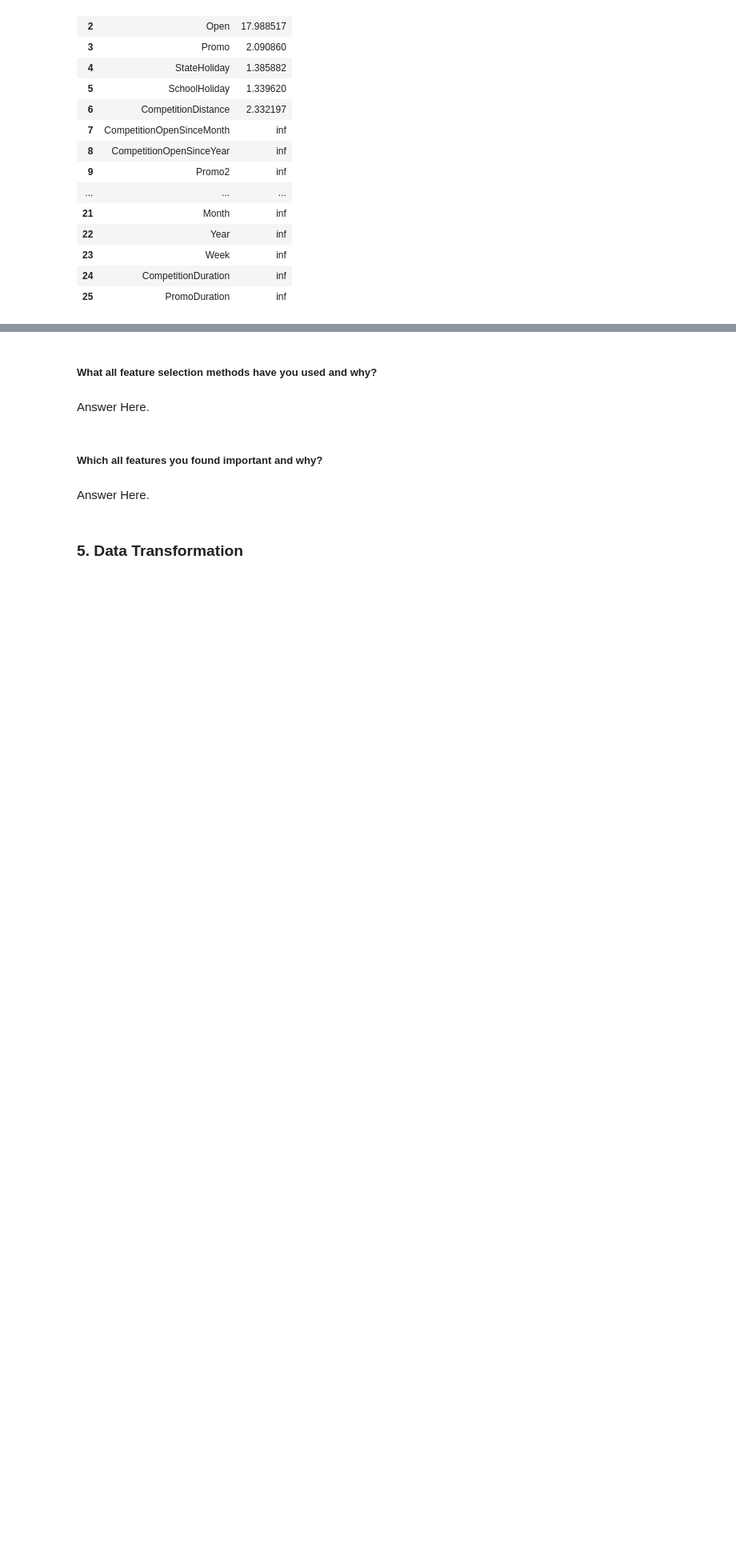
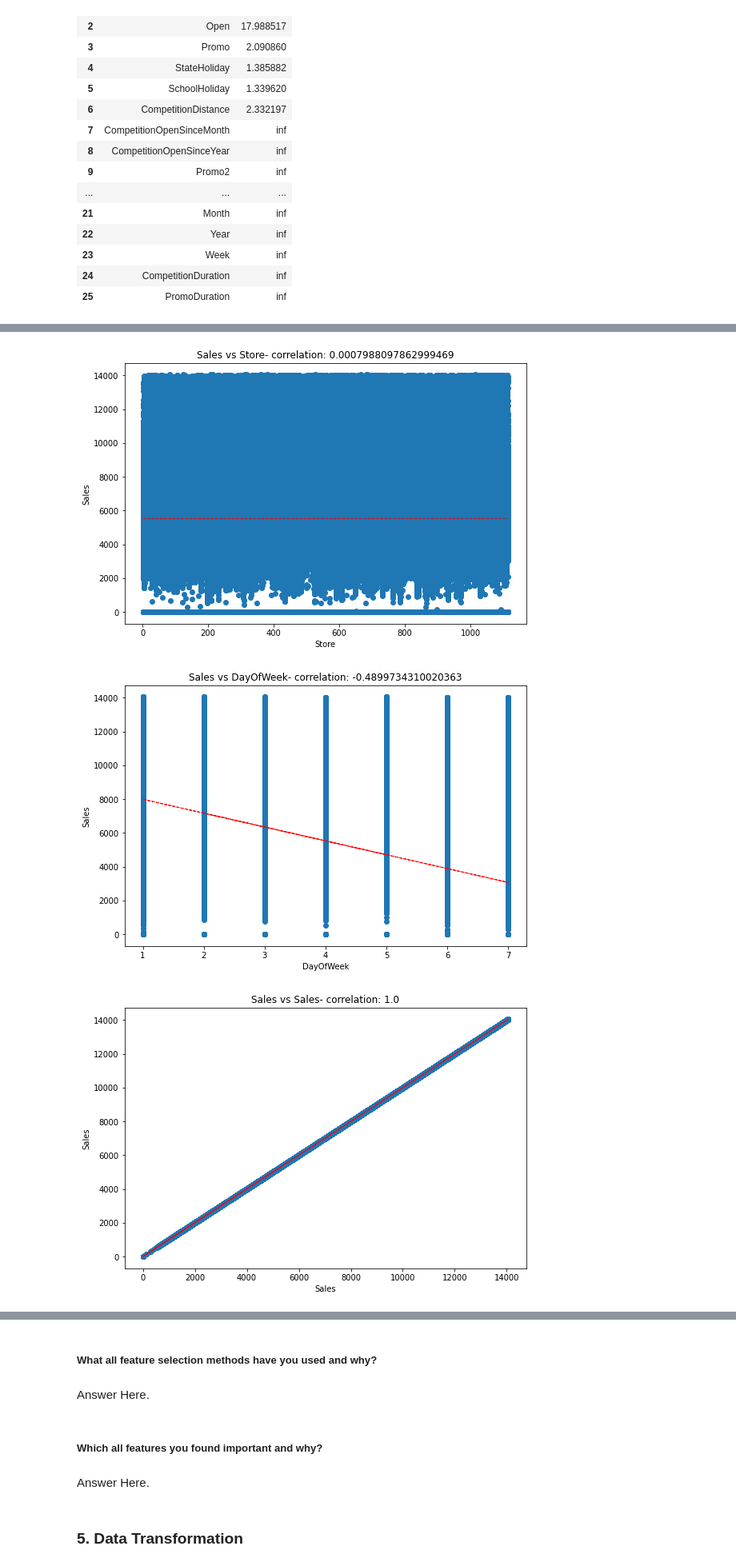
Before and after one commit to Shahrukh2016/Retail_Sales_Prediction, a Jupyter notebook: IndividualColab_RetailSalesPrediction.ipynb, the cells around one changed output, grey strips where cells are left out. Shown at 80% size. Saved outputs shown, nothing was run; the diff lists cells and outputs as text; code cells hidden in the pictures; blank space fills up the shorter version.

```diff
--- a/IndividualColab_RetailSalesPrediction.ipynb
+++ b/IndividualColab_RetailSalesPrediction.ipynb
@@ -1204,0 +1225,8 @@ Total percentage of outlier is: 0.0 %
+# %%
+# Determining IQR, Lower and Upper bound and number out outliers present in each of the category of object dtype features
+for feature in obj_dtype:
+  print(f"Feature: {feature}")
+  for num,cat in enumerate(df[feature].unique().tolist()):
+    print(f"{num+1}: Category: {cat}")
+    detect_outliers(df[df[feature]==cat]["Sales"])
+    print("\n")
@@ -1449,6 +1521,6 @@ df_new.head()
 # deriving 2 new features:
 # 1. "CompetitionDuration -> Duration from which two stores are competiting"
 # 2. "PromoDuration -> Duration from which the store is not involved in any promotion"
-##    Final values are in week.
-df_new["CompetitionDuration"]= (df_new["Year"]-df_new["CompetitionOpenSinceYear"])*12*4 + (df_new["Month"]-df_new["CompetitionOpenSinceMonth"])*1*4
-df_new["PromoDuration"]= (df_new["Year"]-df_new["Promo2SinceYear"])*12*4 + (df_new["Week"]-df_new["Promo2SinceWeek"])*1
+##    Final values are in days.
+df_new["CompetitionDuration"]= (df_new["Year"]-df_new["CompetitionOpenSinceYear"])*12*4*7 + (df_new["Month"]-df_new["CompetitionOpenSinceMonth"])*1*4*7
+df_new["PromoDuration"]= (df_new["Year"]-df_new["Promo2SinceYear"])*12*4*7 + (df_new["Week"]-df_new["Promo2SinceWeek"])*1*7
@@ -1503,0 +1688,21 @@ calc_vif(df_new[[i for i in df_new.describe().columns if i not in ["Store", "Sal
+# %%
+for col in numeric_features:
+    fig = plt.figure(figsize=(9, 6))
+    ax = fig.gca()
+    feature = df_new[col]
+    label = df_new['Sales']
+    correlation = feature.corr(label)
+    plt.scatter(x=feature, y=label)
+    plt.xlabel(col)
+    plt.ylabel('Sales')
+    ax.set_title('Sales vs ' + col + '- correlation: ' + str(correlation))
+    z = np.polyfit(df_new[col], df_new['Sales'], 1)
+    y_hat = np.poly1d(z)(df_new[col])
+
+    plt.plot(df_new[col], y_hat, "r--", lw=1)
+
+plt.show()
+# %% [output]
+[figure, added]
+[figure, added]
+[figure, added]
```
Also changed, not shown: parts of 18 cells of this notebook.
